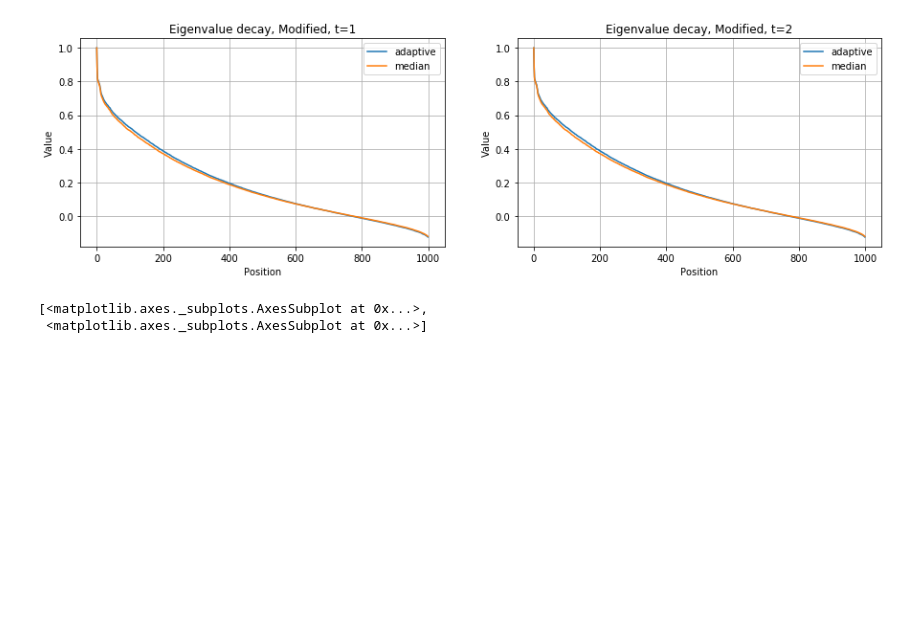
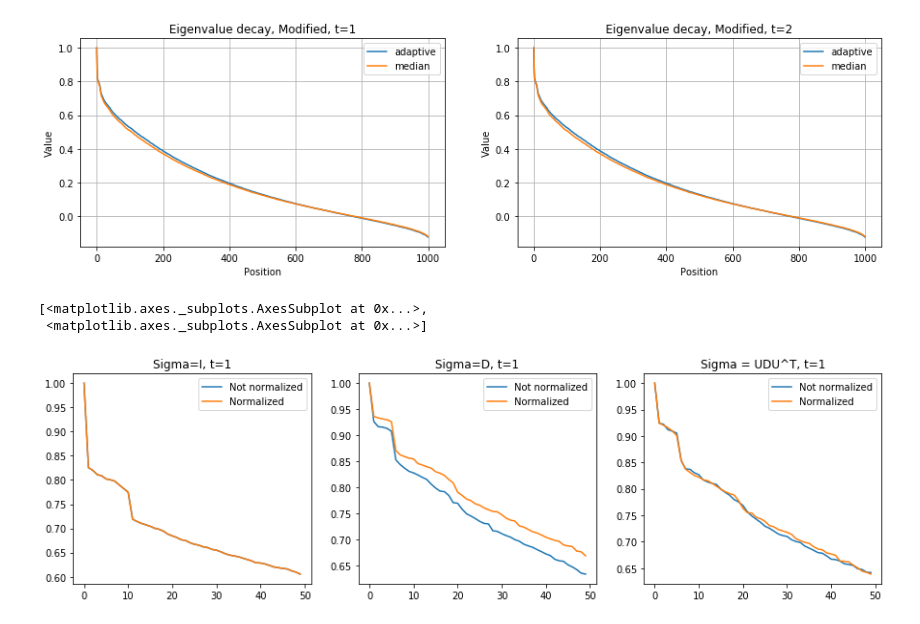
Before and after one commit to larsmus/Diffusion_Net, a Jupyter notebook: extension_experiments.ipynb, the cells around one changed output. Saved outputs shown, nothing was run; the diff lists cells and outputs as text; code cells hidden in the pictures; blank space fills up the shorter version.

```diff
--- a/extension_experiments.ipynb
+++ b/extension_experiments.ipynb
@@ -23,6 +23,8 @@ d = 10
 def generate_gaussian_data(N, d, s=np.ones(d), U=np.identity(d), normalize=True):
     sigma = U @ np.diag(s) @ U.T
     X = np.random.multivariate_normal(np.zeros(len(s)), sigma, size=N)
+    if normalize:
+        return (X.T / np.linalg.norm(X, axis=1)).T
     return X
 # %%
 # generate data
@@ -160,3 +162,38 @@ inspect_eigenvalues(X_identity, mod=phi, title="Modified")
 [figure]
 [<matplotlib.axes._subplots.AxesSubplot at 0x...>,
  <matplotlib.axes._subplots.AxesSubplot at 0x...>]
+# %%
+fig, (ax1, ax2, ax3) = plt.subplots(nrows=1, ncols=3, figsize=(15, 4))
+
+X_identity = generate_gaussian_data(N, d, normalize=False)
+X_identity_norm = generate_gaussian_data(N, d, normalize=True)
+_, eig = df.diffusion_map(X_identity)
+_, eig_norm = df.diffusion_map(X_identity)
+ax1.plot(eig["vals"][:50], label="Not normalized")
+ax1.plot(eig_norm["vals"][:50], label="Normalized")
+ax1.set_title("Sigma=I, t=1")
+ax1.legend()
+
+X_gap_norm = generate_gaussian_data(N, d, s=singular_gap, normalize=True)
+X_gap = generate_gaussian_data(N, d, s=singular_gap, normalize=False)
+_, eig = df.diffusion_map(X_gap)
+_, eig_norm = df.diffusion_map(X_gap_norm)
+ax2.plot(eig["vals"][:50], label="Not normalized")
+ax2.plot(eig_norm["vals"][:50], label="Normalized")
+ax2.set_title("Sigma=D, t=1")
+ax2.legend()
+
+U = ortho_group.rvs(d)
+X_decomp_gap = generate_gaussian_data(N, d, U=U, s=singular_gap, normalize=False)
+X_decomp_gap_norm = generate_gaussian_data(N, d, U=U, s=singular_gap, normalize=False)
+
+_, eig = df.diffusion_map(X_decomp_gap)
+_, eig_norm = df.diffusion_map(X_decomp_gap_norm)
+
+ax3.plot(eig["vals"][:50], label="Not normalized")
+ax3.plot(eig_norm["vals"][:50], label="Normalized")
+ax3.set_title("Sigma = UDU^T, t=1")
+ax3.legend()
+plt.show()
+# %% [output]
+[figure, added]
```
Also changed, not shown: parts of 12 cells of this notebook.
